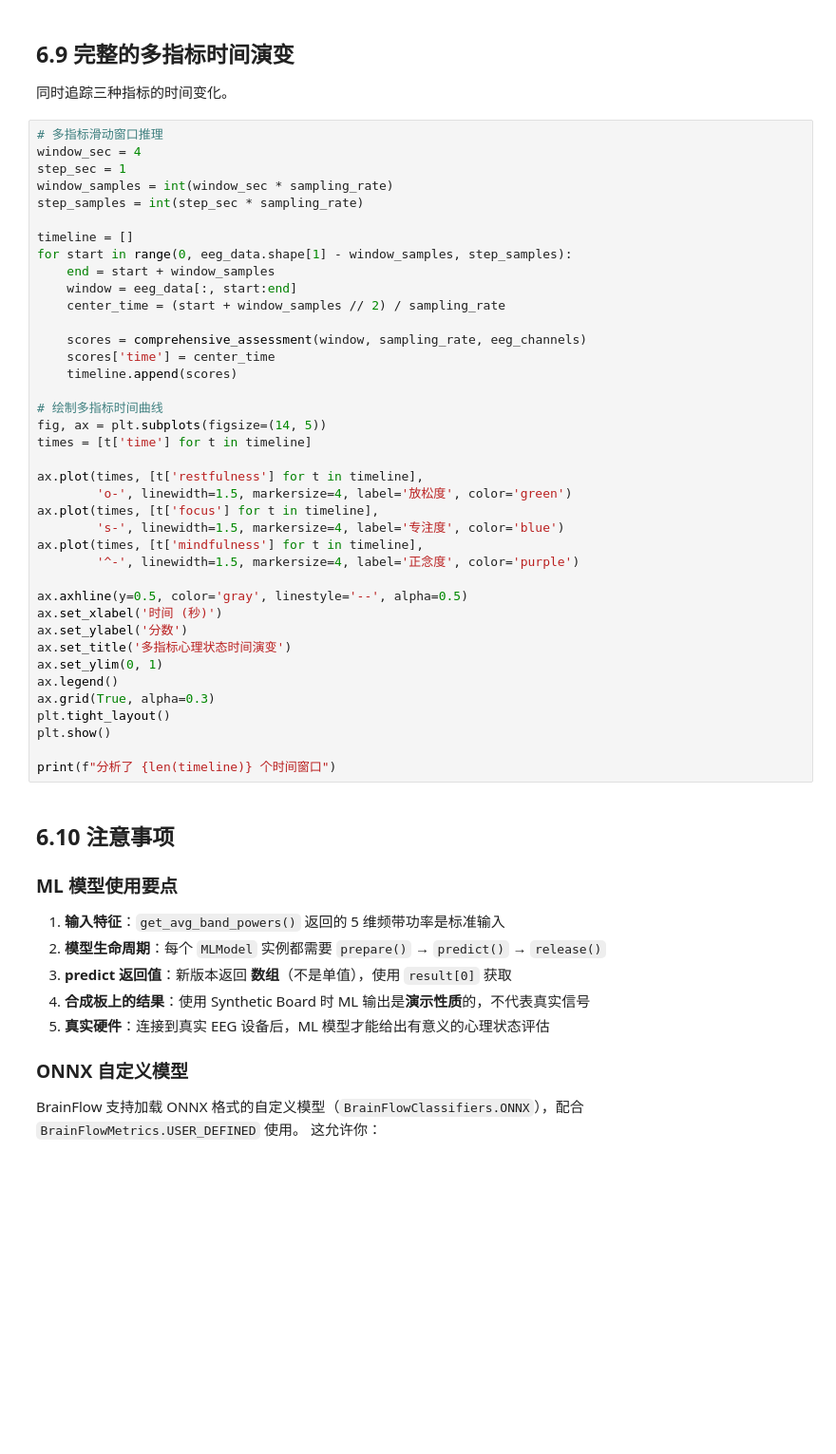
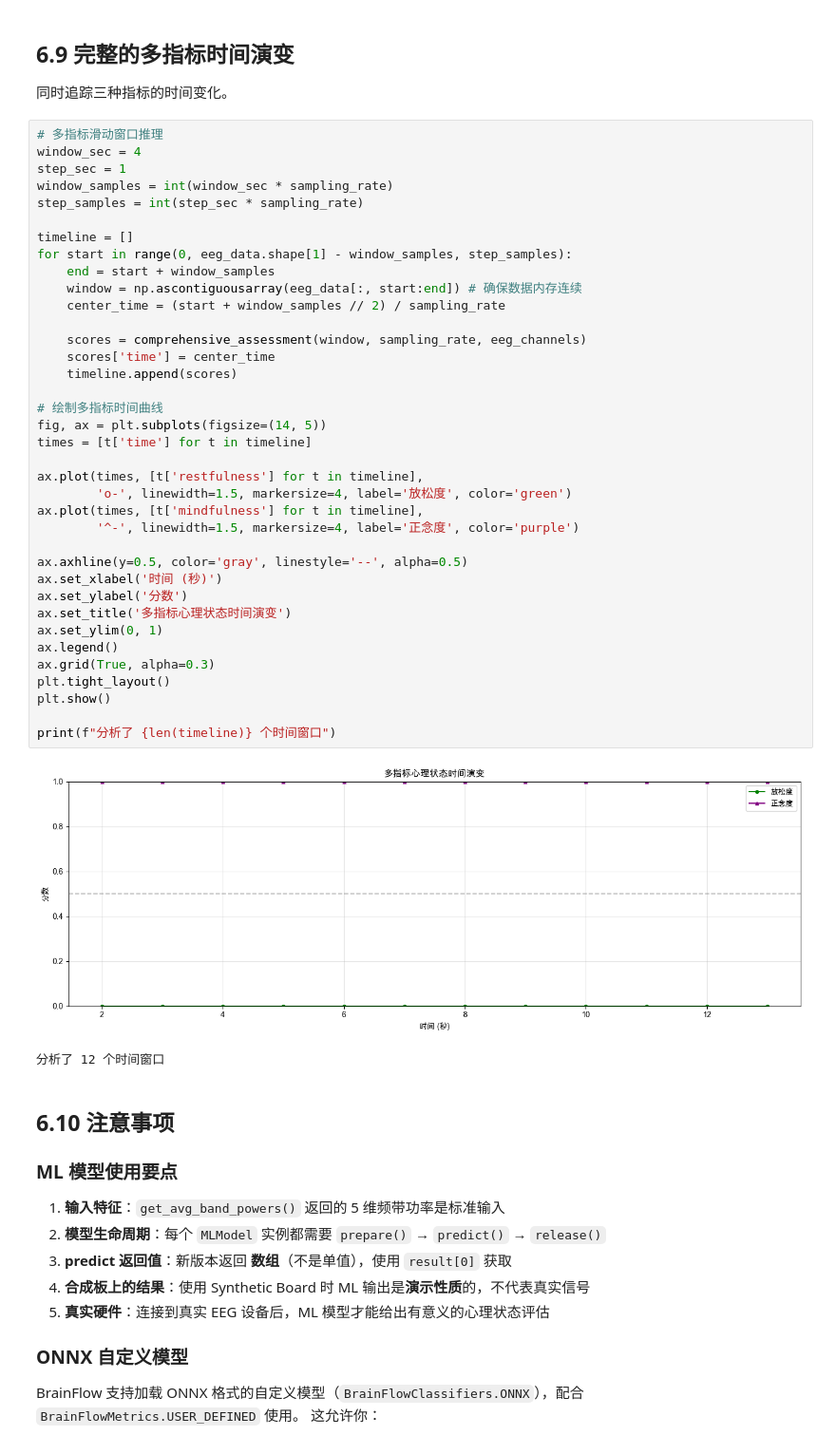
Before and after one commit to usstziyi/openbci-5, a Jupyter notebook: notebooks/unit6_ml_integration.ipynb, the cells around one changed output. Shown at 95% size. Drawn from its saved outputs; the diff is of its cells as text; blank space fills up the shorter version.

```diff
--- a/notebooks/unit6_ml_integration.ipynb
+++ b/notebooks/unit6_ml_integration.ipynb
@@ -350,36 +409,37 @@ step_samples = int(step_sec * sampling_rate)
 
 timeline = []
 for start in range(0, eeg_data.shape[1] - window_samples, step_samples):
     end = start + window_samples
-    window = eeg_data[:, start:end]
+    window = np.ascontiguousarray(eeg_data[:, start:end]) # 确保数据内存连续
     center_time = (start + window_samples // 2) / sampling_rate
 
     scores = comprehensive_assessment(window, sampling_rate, eeg_channels)
     scores['time'] = center_time
     timeline.append(scores)
 
 # 绘制多指标时间曲线
 fig, ax = plt.subplots(figsize=(14, 5))
 times = [t['time'] for t in timeline]
 
 ax.plot(times, [t['restfulness'] for t in timeline],
         'o-', linewidth=1.5, markersize=4, label='放松度', color='green')
-ax.plot(times, [t['focus'] for t in timeline],
-        's-', linewidth=1.5, markersize=4, label='专注度', color='blue')
 ax.plot(times, [t['mindfulness'] for t in timeline],
         '^-', linewidth=1.5, markersize=4, label='正念度', color='purple')
 
 ax.axhline(y=0.5, color='gray', linestyle='--', alpha=0.5)
 ax.set_xlabel('时间 (秒)')
 ax.set_ylabel('分数')
 ax.set_title('多指标心理状态时间演变')
 ax.set_ylim(0, 1)
 ax.legend()
 ax.grid(True, alpha=0.3)
 plt.tight_layout()
 plt.show()
 
 print(f"分析了 {len(timeline)} 个时间窗口")
+# %% [output]
+[figure, added]
+分析了 12 个时间窗口
 # %% [markdown]
 ## 6.10 注意事项
 
```
Also changed, not shown: parts of 14 cells of this notebook, 3 other files.
